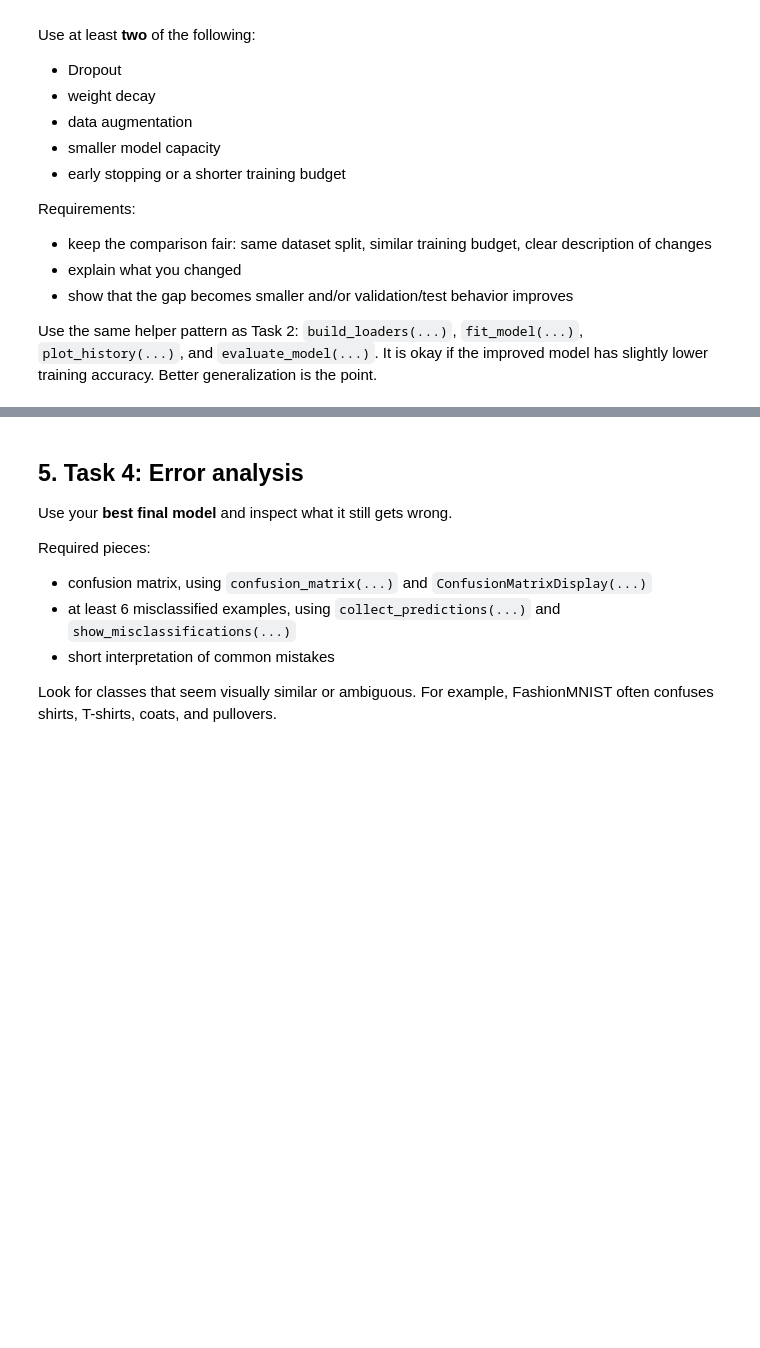
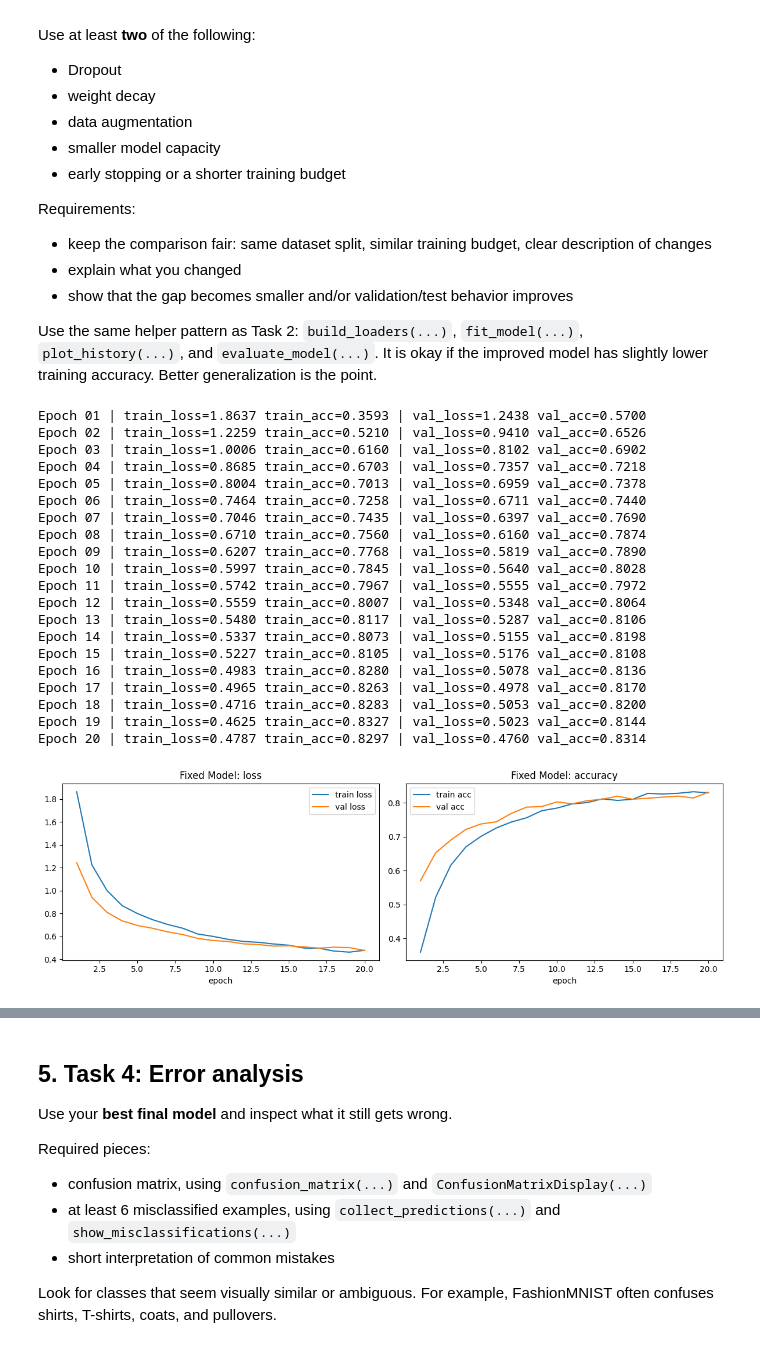
Before and after one commit to Reddonut-cyber/Intro_To_Deep_Learning, a Jupyter notebook: Homework/homework01_overfitting.ipynb, the cells around one changed output, grey strips where cells are left out. Saved outputs shown, nothing was run; the diff lists cells and outputs as text; code cells hidden in the pictures; blank space fills up the shorter version.

```diff
--- a/Homework/homework01_overfitting.ipynb
+++ b/Homework/homework01_overfitting.ipynb
@@ -402,18 +545,91 @@ Use the same helper pattern as Task 2: `build_loaders(...)`, `fit_model(...)`, `
 # %%
 # Task 3
 
 # TODO:
 # 1. define improved transforms and / or model changes
+fixed_train_transform = transforms.Compose([
+    transforms.RandomHorizontalFlip(),
+    transforms.ToTensor(),
+])
+fixed_train_loader, fixed_val_loader, fixed_test_loader, _ = build_loaders(
+    train_transform=fixed_train_transform,
+    eval_transform=baseline_eval_transform,
+    batch_size=128,
+    val_size=5000,
+
 # 2. create loaders with the same train_limit and seed as Task 2
+    train_limit=4000,
+    seed=42,
+)
 # 3. train a regularized version of the model with fit_model(...)
+class FixedModel(nn.Module):
+    def __init__(self):
+        super().__init__()
+        self.flatten = nn.Flatten()
+        self.fc1 = nn.Linear(28 * 28, 128)
+        self.relu1 = nn.ReLU()
+        self.dropout1 = nn.Dropout(0.3)
+        self.fc2 = nn.Linear(128, 64)
+        self.relu2 = nn.ReLU()
+        self.dropout2 = nn.Dropout(0.3)
+        self.fc3 = nn.Linear(64, 10)
+
+    def forward(self, x):
+        x = self.flatten(x)
+        x = self.fc1(x)
+        x = self.relu1(x)
+        x = self.dropout1(x)
+        x = self.fc2(x)
+        x = self.relu2(x)
+        x = self.dropout2(x)
+        x = self.fc3(x)
+        return x
+
+fixed_model = FixedModel().to(device)
+fixed_criterion = nn.CrossEntropyLoss()
+fixed_optimizer = torch.optim.Adam(fixed_model.parameters(), lr=1e-3, weight_decay=1e-4)
+fixed_history = fit_model(
+    model=fixed_model,
+    train_loader=fixed_train_loader,
+    val_loader=fixed_val_loader,
+    criterion=fixed_criterion,
+    optimizer=fixed_optimizer,
+    epochs=20
+)
 # 4. compare its history to the overfitting history with plot_history(...)
+plot_history(fixed_history, title='Fixed Model')
 # 5. evaluate on the test set with evaluate_model(...)
+fixed_test_metrics = evaluate_model(fixed_model, fixed_test_loader, fixed_criterion)
+print(f"Fixed test loss: {fixed_test_metrics['loss']:.4f}, test acc: {fixed_test_metrics['acc']:.4f}")
+fixed_gap = fixed_history['train_acc'].iloc[-1] - fixed_history['val_acc'].iloc[-1]
 
 # Suggested variables to create:
 # fixed_train_loader, fixed_val_loader, fixed_test_loader, fixed_train_size
 # fixed_model
 # fixed_history
 # fixed_test_metrics
 # fixed_gap
 
-raise NotImplementedError('Implement Task 3')
+#raise NotImplementedError('Implement Task 3')
+# %% [output]
+Epoch 01 | train_loss=1.8637 train_acc=0.3593 | val_loss=1.2438 val_acc=0.5700
+Epoch 02 | train_loss=1.2259 train_acc=0.5210 | val_loss=0.9410 val_acc=0.6526
+Epoch 03 | train_loss=1.0006 train_acc=0.6160 | val_loss=0.8102 val_acc=0.6902
+Epoch 04 | train_loss=0.8685 train_acc=0.6703 | val_loss=0.7357 val_acc=0.7218
+Epoch 05 | train_loss=0.8004 train_acc=0.7013 | val_loss=0.6959 val_acc=0.7378
+Epoch 06 | train_loss=0.7464 train_acc=0.7258 | val_loss=0.6711 val_acc=0.7440
+Epoch 07 | train_loss=0.7046 train_acc=0.7435 | val_loss=0.6397 val_acc=0.7690
+Epoch 08 | train_loss=0.6710 train_acc=0.7560 | val_loss=0.6160 val_acc=0.7874
+Epoch 09 | train_loss=0.6207 train_acc=0.7768 | val_loss=0.5819 val_acc=0.7890
+Epoch 10 | train_loss=0.5997 train_acc=0.7845 | val_loss=0.5640 val_acc=0.8028
+Epoch 11 | train_loss=0.5742 train_acc=0.7967 | val_loss=0.5555 val_acc=0.7972
+Epoch 12 | train_loss=0.5559 train_acc=0.8007 | val_loss=0.5348 val_acc=0.8064
+Epoch 13 | train_loss=0.5480 train_acc=0.8117 | val_loss=0.5287 val_acc=0.8106
+Epoch 14 | train_loss=0.5337 train_acc=0.8073 | val_loss=0.5155 val_acc=0.8198
+Epoch 15 | train_loss=0.5227 train_acc=0.8105 | val_loss=0.5176 val_acc=0.8108
+Epoch 16 | train_loss=0.4983 train_acc=0.8280 | val_loss=0.5078 val_acc=0.8136
+Epoch 17 | train_loss=0.4965 train_acc=0.8263 | val_loss=0.4978 val_acc=0.8170
+Epoch 18 | train_loss=0.4716 train_acc=0.8283 | val_loss=0.5053 val_acc=0.8200
+Epoch 19 | train_loss=0.4625 train_acc=0.8327 | val_loss=0.5023 val_acc=0.8144
+Epoch 20 | train_loss=0.4787 train_acc=0.8297 | val_loss=0.4760 val_acc=0.8314
+[figure, added]
```
Also changed, not shown: parts of 13 cells of this notebook, 8 other files.
